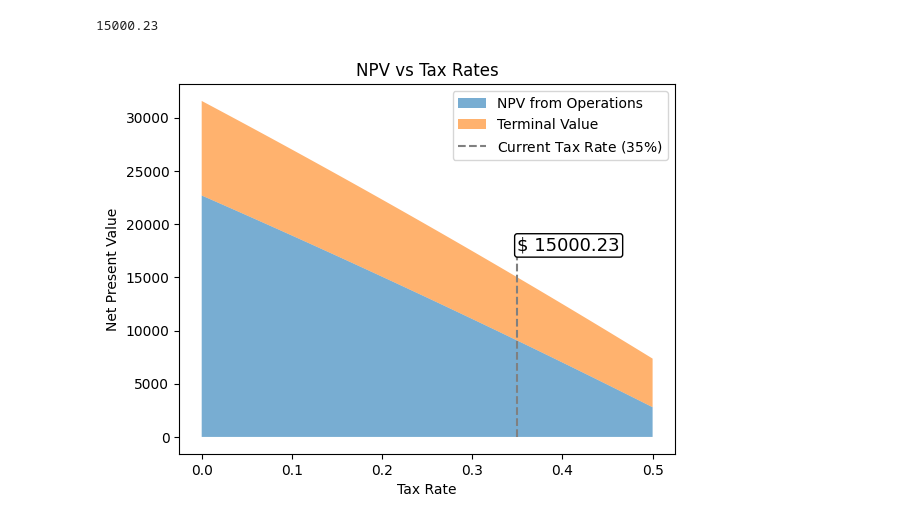
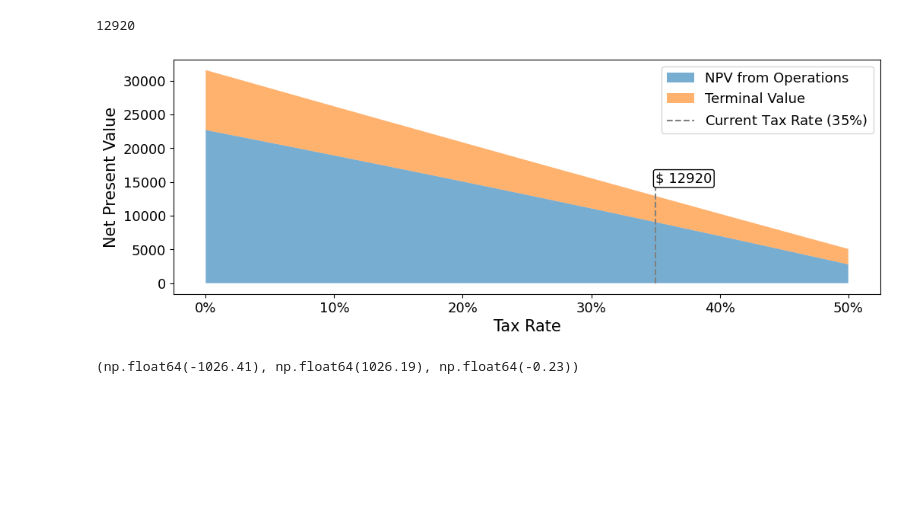
Before and after one commit to Zin9zan9/EntFi_Case_Study, a Jupyter notebook: case_study.ipynb, the cells around one changed output. Saved outputs shown, nothing was run; the diff lists cells and outputs as text; code cells hidden in the pictures; blank space fills up the shorter version.

```diff
--- a/case_study.ipynb
+++ b/case_study.ipynb
@@ -80,7 +81,7 @@ def calculate_npv(tax_rate = 0.35, investments = 18100, facility_costs = 16800,
         revenues *= (1 + revenue_growth)
 
         # Calculate Payout
-        cash_buffer = 0.05*(1+inflation_rate)*revenues
+        cash_buffer = 0.05*(1+revenue_growth)*revenues
         payout = ending_cash - cash_buffer
         starting_cash = ending_cash - payout
 
@@ -109,7 +110,7 @@ def calculate_npv(tax_rate = 0.35, investments = 18100, facility_costs = 16800,
         # print(f'NPV for year {i}: {round(npv, 2)}')
 
         if i == 9:
-            tv = payout * (1 + revenue_growth) / (wacc - revenue_growth)
+            tv = payout * (1 + revenue_growth) / (wacc - revenue_growth) * (1-tax_rate)
             tv *= cum_wacc
             # print(f'NPV without Terminal Value: {round(npv, 2)}')
             # print(f'NPV Terminal Value: {round(tv, 2)}')
@@ -129,45 +130,61 @@ terminal_value = npvs[1]
 
 # Find the index corresponding to x=0.35
 index_035 = 0.35
-total_npv_035 = calculate_npv(tax_rate=0.35)[2]
+total_npv_035 = int(calculate_npv(tax_rate=0.35)[2])
 print(total_npv_035)
 
 index_break_even = 0.1730625
+
+plt.figure(figsize=(12, 4))
 
 # Plot the stacked areas
 plt.fill_between(tax_rates, 0, operations_npv, label='NPV from Operations', alpha=0.6)
 plt.fill_between(tax_rates, operations_npv, operations_npv + terminal_value, label='Terminal Value', alpha=0.6)
 
 # Add a vertical line at x=0.35
 plt.vlines(x=0.35, ymin=0, ymax=total_npv_035*1.2, color='grey', linestyle='--', label='Current Tax Rate ($35\%$)')
 
 # Add NPV at current tax rate value label.
 plt.text(
     0.35,
     total_npv_035 * 1.2,
     r"$ " + str(total_npv_035),
     fontsize=13,
     va="center",
     bbox=dict(
         facecolor="white",
         edgecolor="black",
         boxstyle="round",
         pad=0.15
     ),
     zorder=10 # to make sure the text is on top
 )
 
 # Adding labels and title
-plt.xlabel('Tax Rate')
-plt.ylabel('Net Present Value')
-plt.title('NPV vs Tax Rates')
-plt.legend()
+plt.xlabel('Tax Rate', fontsize=15)
+plt.ylabel('Net Present Value', fontsize=15)
+# plt.title('NPV vs Tax Rates')
+plt.legend(fontsize=13)
+plt.xticks(fontsize=13)
+plt.yticks(fontsize=13)
+plt.legend(fontsize=13)
+
+
+# Format x-ticks as percentage
+plt.gca().set_xticklabels([f'{int(x*100)}%' for x in plt.gca().get_xticks()])
+
+plt.savefig("NPV_Tax_Rate.pdf", format="pdf", bbox_inches="tight")
+
 
 # Show plot
 plt.show()
 # %% [output]
-15000.23
+12920
-[figure, old version]
+[figure, new version]
+# %%
+calculate_npv(market_return=0.1698)
+# %% [output]
+(np.float64(-1026.41), np.float64(1026.19), np.float64(-0.23))
 # %%
 calculate_npvs = np.vectorize(calculate_npv)
 market_returns = np.linspace(0.05, 0.3, 100)
```
Also changed, not shown: parts of 24 cells of this notebook.
